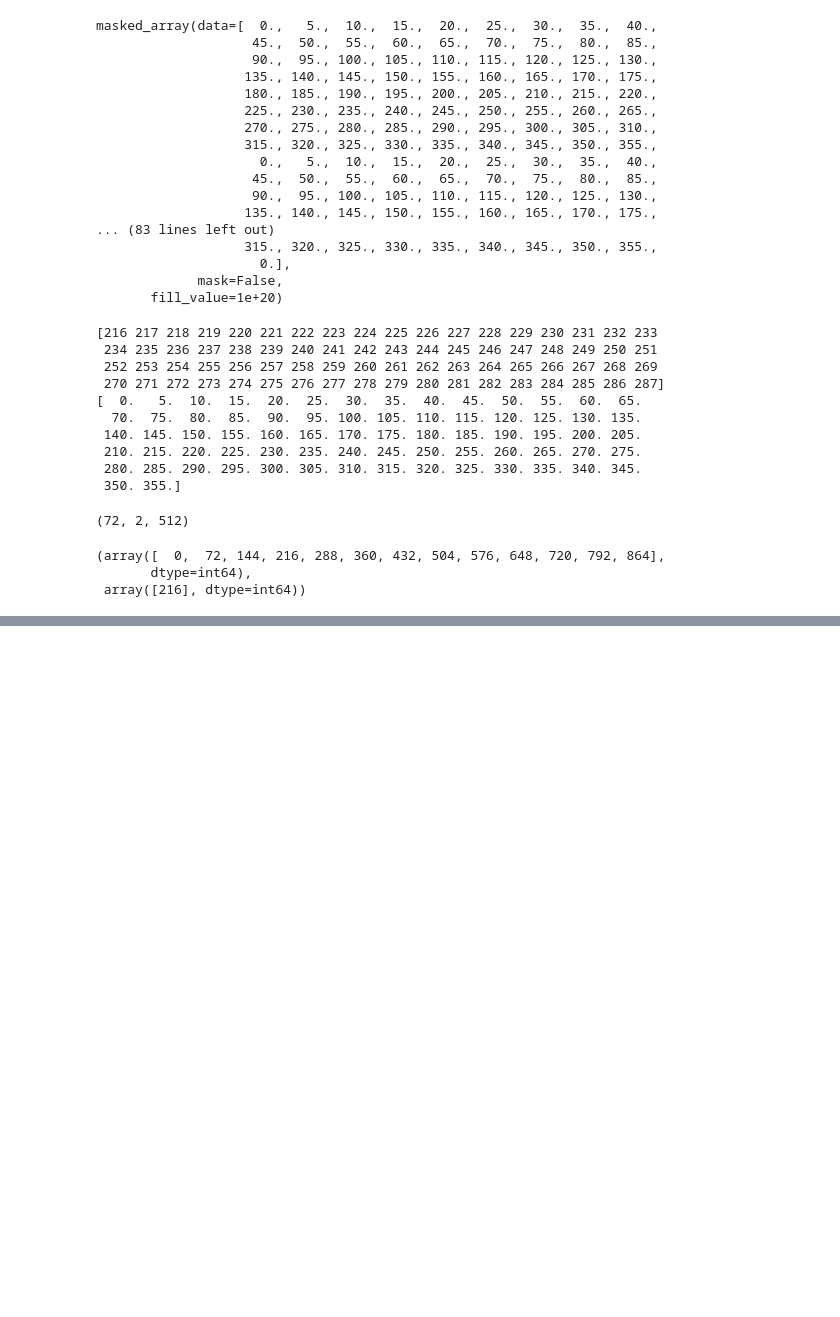
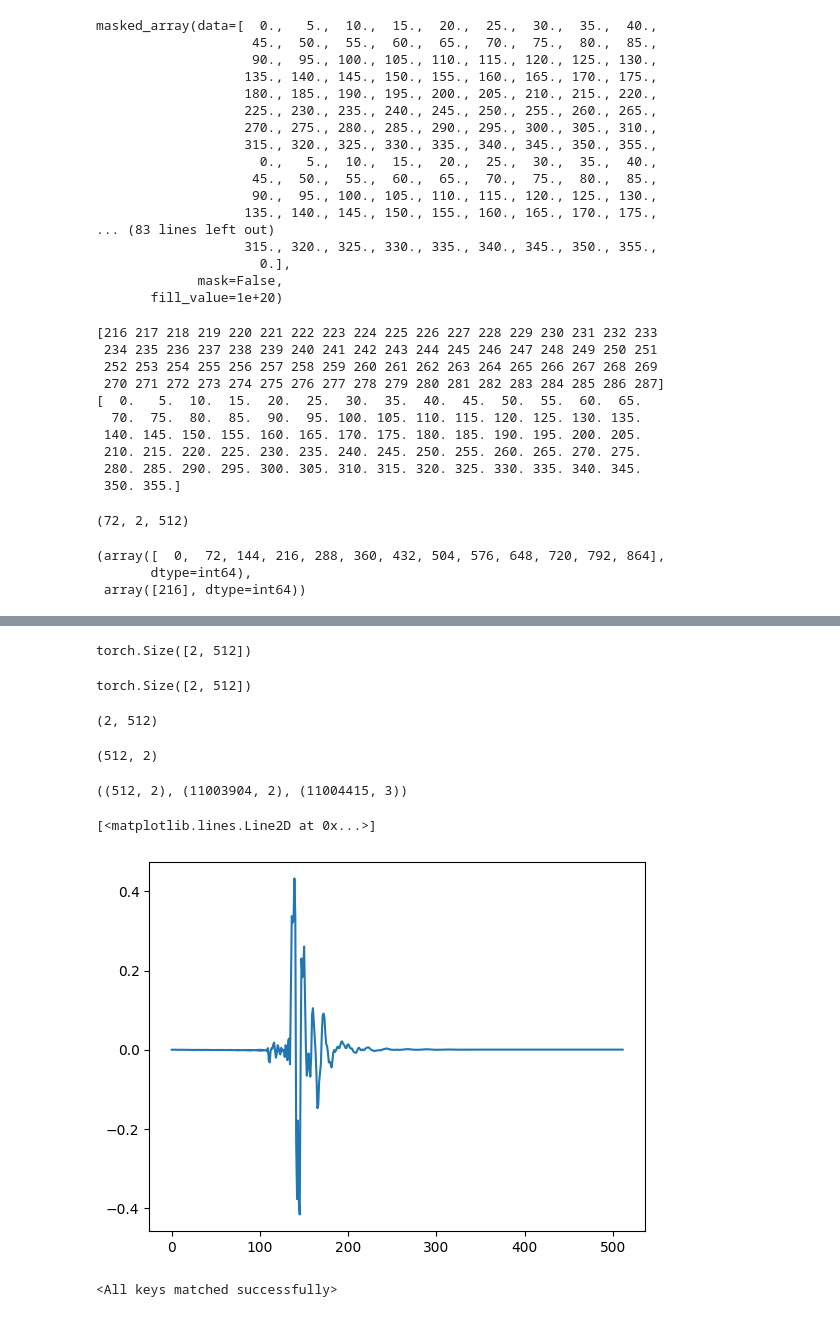
Before and after one commit to will-sloan/fourth_year_project, a Jupyter notebook: HRTF Models/main.ipynb, the cells around one changed output, grey strips where cells are left out. Drawn from its saved outputs; the diff is of its cells as text; code cells hidden in the pictures; blank space fills up the shorter version.

```diff
--- a/HRTF Models/main.ipynb
+++ b/HRTF Models/main.ipynb
@@ -402,0 +425,27 @@ plt.plot(output[0,0,:].detach().cpu().numpy())
+# %%
+htgt.shape
+# %% [output]
+torch.Size([2, 512])
+# %%
+from scipy.signal import resample_poly
+
+# Assume hrir_data is your HRIR data and hrir_rate is its sample rate
+# Assume audio_rate is the sample rate of your audio
+
+# Calculate the greatest common divisor of the two rates
+print(htgt.shape)
+# htgt = htgt.numpy()
+gcd = np.gcd(48000, 44100)
+
+# Resample the HRIR data
+htgt = resample_poly(htgt, 44100 // gcd, 48000 // gcd)
+htgt.shape
+# %% [output]
+torch.Size([2, 512])
+(2, 512)
+# %%
+htgt = np.transpose(htgt)
+# htgt = (htgt * 32767).astype(np.int16)
+htgt.shape
+# %% [output]
+(512, 2)
@@ -402,0 +460,15 @@ plt.plot(output[0,0,:].detach().cpu().numpy())
+# %%
+htgt.shape, audio_data.shape, output_data.shape
+# %% [output]
+((512, 2), (11003904, 2), (11004415, 3))
+# %%
+hsample = next(iter(test_loader))
+hsrc, htgt, hangle = hsample
+plt.plot(htgt[3, 1,:])
+# %% [output]
+[<matplotlib.lines.Line2D at 0x...>]
+[figure, added]
+# %%
+model.load_state_dict(torch.load('/workspace/fourth_year_project/HRTF Models/model_98_step_scheded.pth'))
+# %% [output]
+<All keys matched successfully>
```
Also changed, not shown: parts of 49 cells of this notebook, 14 other files.
